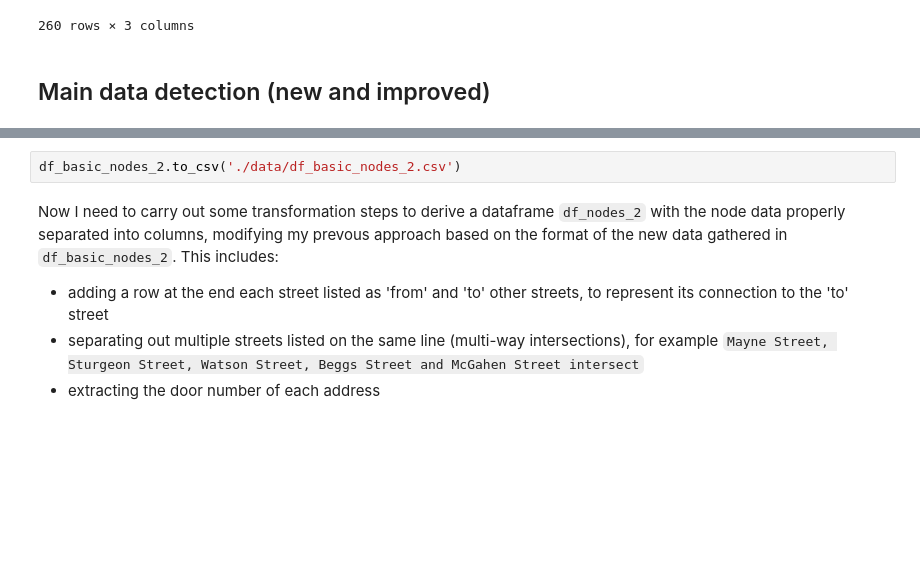
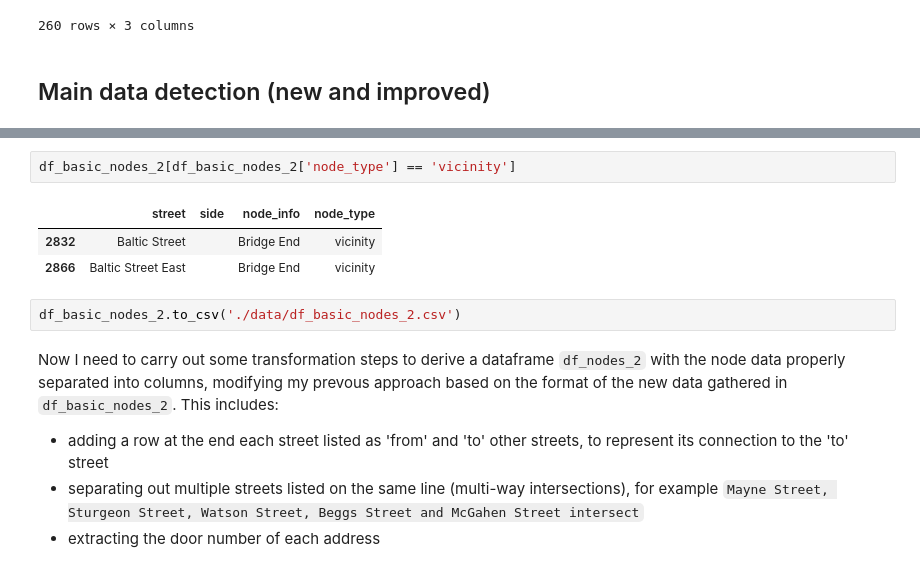
Before and after one commit to sian0x0/Map-Extinct-Addresses, a Jupyter notebook: ballymacarrett-extract.ipynb, the cells around one changed output, grey strips where cells are left out. Saved outputs shown, nothing was run; the diff lists cells and outputs as text; blank space fills up the shorter version.

```diff
--- a/ballymacarrett-extract.ipynb
+++ b/ballymacarrett-extract.ipynb
@@ -343,3 +349,9 @@ df_basic_nodes_2 = bsd_txt_to_df_basic_nodes_2('./data/1877-BSD')
+# %%
+df_basic_nodes_2[df_basic_nodes_2['node_type'] == 'vicinity']
+# %% [output]
+|  | street | side | node_info | node_type |
+| 2832 | Baltic Street |  | Bridge End | vicinity |
+| 2866 | Baltic Street East |  | Bridge End | vicinity |
 # %%
 df_basic_nodes_2.to_csv('./data/df_basic_nodes_2.csv')
 # %% [markdown]
```
Also changed, not shown: parts of 15 cells of this notebook.
